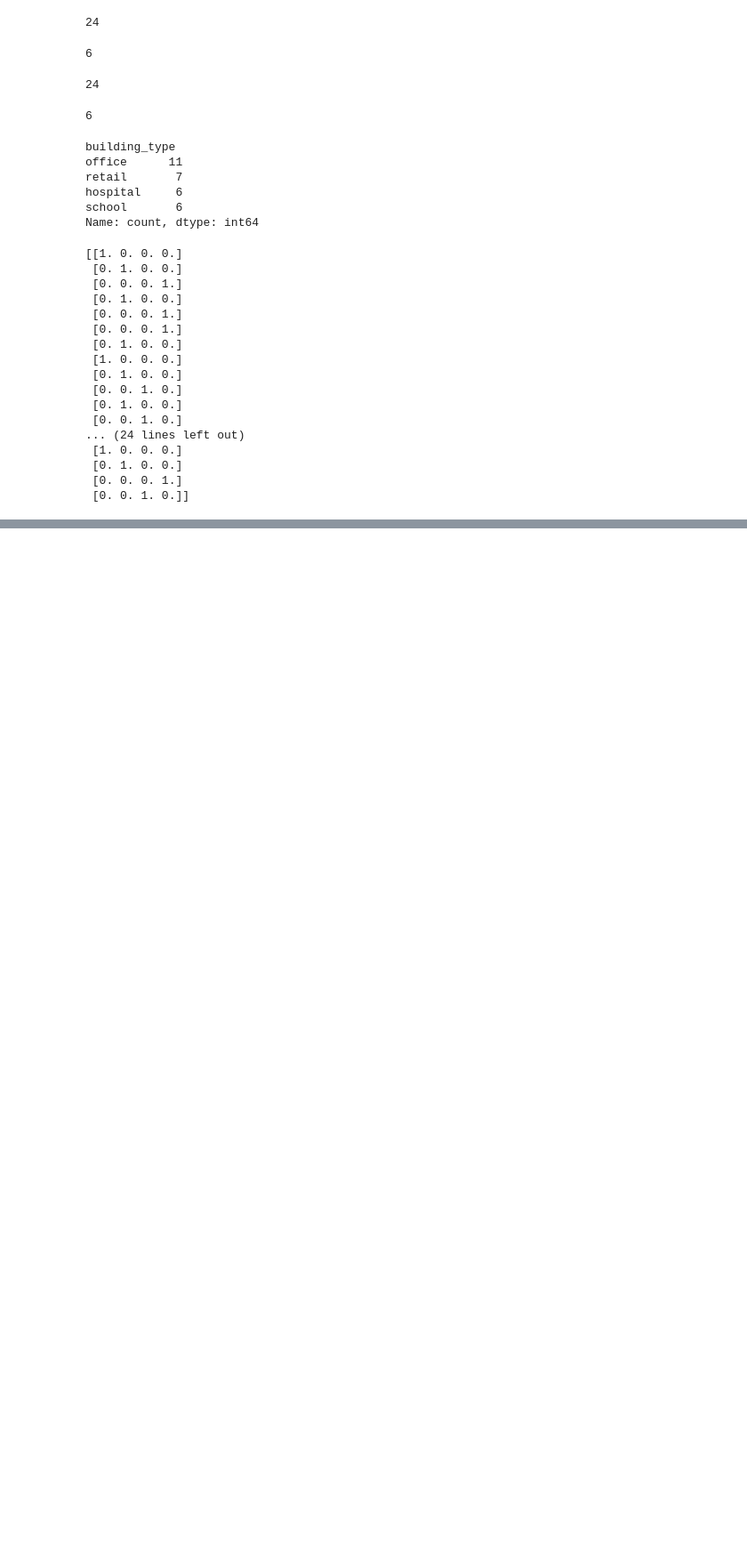
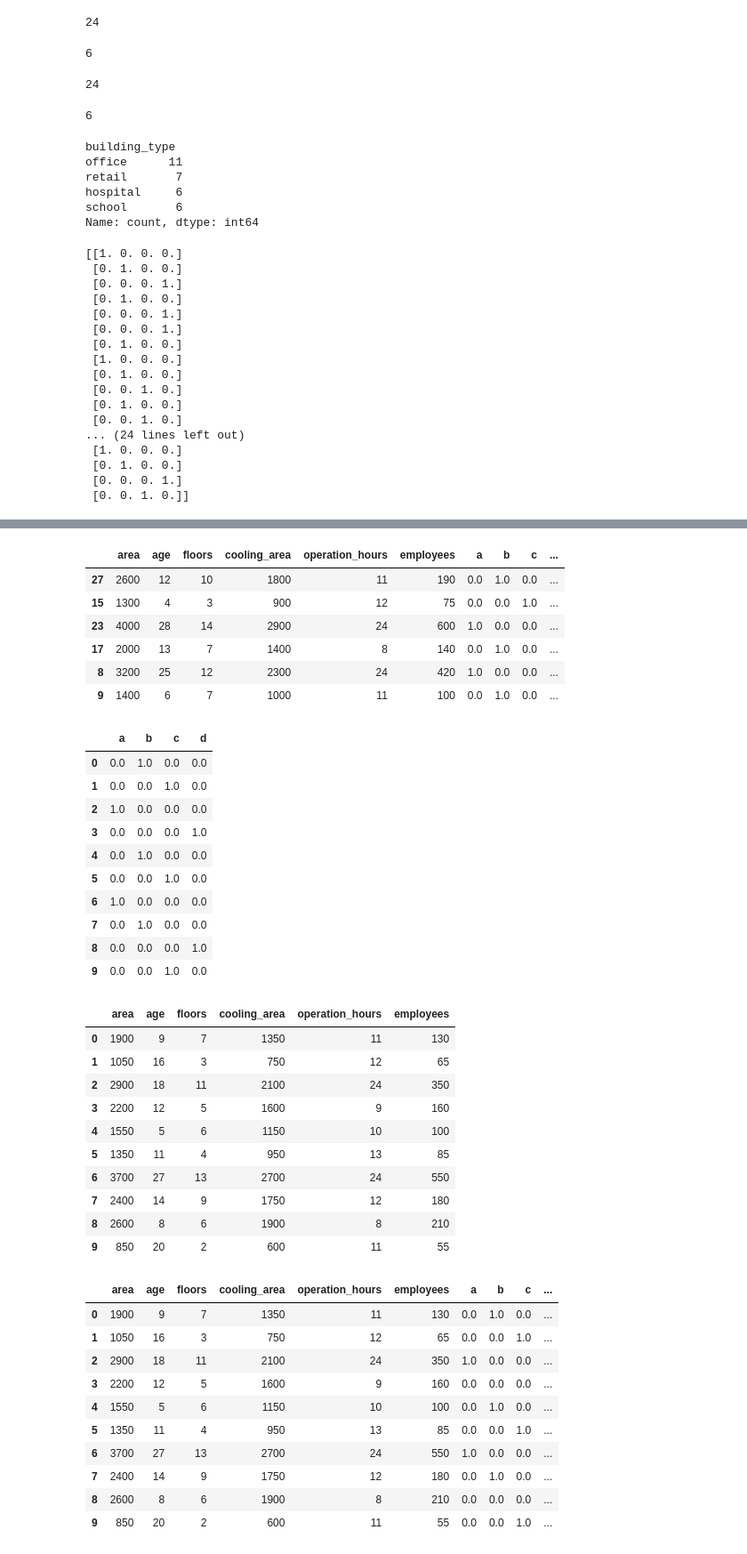
Before and after one commit to KaiLynn99/machine-learning, a Jupyter notebook: Day.73/회귀모델_연습문제1.ipynb, the cells around one changed output, grey strips where cells are left out. Shown at 89% size. Cells and saved outputs as stored; diff of their text form; code cells hidden in the pictures; blank space fills up the shorter version.

```diff
--- a/Day.73/회귀모델_연습문제1.ipynb
+++ b/Day.73/회귀모델_연습문제1.ipynb
@@ -285,16 +285,21 @@ ohe = OneHotEncoder(sparse_output=False, handle_unknown='ignore')
 # fit_transform() *3번(X_train, X_val, X_test)
 # 열 추가는 DF + numpy배열이므로 ->  numpy.stack() 나 pandas.concat() 사용 *3번
 
-# 1) [학습 데이터] 인코딩 결과 배열 + 나머지 수치형 배열을 그냥 가로로 합체!
-X_train_cat = ohe.fit_transform(X_train[['building_type']])
+# 인코딩 학습시 동일한 변수의 학습(fit)은 처음 한번만 -> 뒤에 같은 변수의 인코딩이 동일한 기준으로 인코딩된다.
+
+# 1) [학습 데이터] 인코딩 결과 배열 + 나머지 수치형 배열을 그냥 가로로 합체
+# fit : 데이터를 공부하니까 building_type이 4가지
+# transform :  0001, 0010, 0100, 1000으로 변경
+
+X_train_cat = ohe.fit_transform(X_train[['building_type']]) # 인코딩 기준 학습시 fit_transform
 print(X_train_cat)
 
-# 2) [검증 데이터] 동일하게 처리 (fit은 절대 하지 않음!)
-X_val_cat = ohe.fit_transform(X_val[['building_type']])
+# 2) [검증 데이터] 동일하게 처리 (fit은 절대 하지 않음)
+X_val_cat = ohe.transform(X_val[['building_type']]) # 이미 동일한 변수에 대해 학습되어 있다면 transform
 print(X_val_cat)
 
 # 3) [테스트 데이터] 동일하게 처리
-X_test_cat = ohe.fit_transform(X_test[['building_type']])
+X_test_cat = ohe.transform(X_test[['building_type']]) # 이미 동일한 변수에 대해 학습되어 있다면 transform
 print(X_test_cat)
 # %% [output]
 [[1. 0. 0. 0.]
@@ -320,0 +389,22 @@ pandas.DataFrame
+# %%
+# X_val
+X_val_cat_df = pd.DataFrame(X_val_cat, index=X_val.index, columns=['a', 'b', 'c', 'd'])
+display(X_val_cat_df)
+
+X_val_drop = X_val.drop('building_type', axis=1)
+display(X_val_drop)
+
+X_val_encoded = pd.concat([X_val_drop, X_val_cat_df], axis=1)
+display(X_val_encoded)
+
+
+# X_test
+X_test_cat_df = pd.DataFrame(X_test_cat, index=X_test.index, columns=['a', 'b', 'c', 'd'])
+display(X_test_cat_df)
+
+X_test_drop = X_test.drop('building_type', axis=1)
+display(X_test_drop)
+
+X_test_encoded = pd.concat([X_test_drop, X_test_cat_df], axis=1)
+display(X_test_encoded)
+# %% [output]
@@ -320,0 +425,40 @@ pandas.DataFrame
+|  | area | age | floors | cooling_area | operation_hours | employees | a | b | c | ... |
+| 27 | 2600 | 12 | 10 | 1800 | 11 | 190 | 0.0 | 1.0 | 0.0 | ... |
+| 15 | 1300 | 4 | 3 | 900 | 12 | 75 | 0.0 | 0.0 | 1.0 | ... |
+| 23 | 4000 | 28 | 14 | 2900 | 24 | 600 | 1.0 | 0.0 | 0.0 | ... |
+| 17 | 2000 | 13 | 7 | 1400 | 8 | 140 | 0.0 | 1.0 | 0.0 | ... |
+| 8 | 3200 | 25 | 12 | 2300 | 24 | 420 | 1.0 | 0.0 | 0.0 | ... |
+| 9 | 1400 | 6 | 7 | 1000 | 11 | 100 | 0.0 | 1.0 | 0.0 | ... |
+|  | a | b | c | d |
+| 0 | 0.0 | 1.0 | 0.0 | 0.0 |
+| 1 | 0.0 | 0.0 | 1.0 | 0.0 |
+| 2 | 1.0 | 0.0 | 0.0 | 0.0 |
+| 3 | 0.0 | 0.0 | 0.0 | 1.0 |
+| 4 | 0.0 | 1.0 | 0.0 | 0.0 |
+| 5 | 0.0 | 0.0 | 1.0 | 0.0 |
+| 6 | 1.0 | 0.0 | 0.0 | 0.0 |
+| 7 | 0.0 | 1.0 | 0.0 | 0.0 |
+| 8 | 0.0 | 0.0 | 0.0 | 1.0 |
+| 9 | 0.0 | 0.0 | 1.0 | 0.0 |
+|  | area | age | floors | cooling_area | operation_hours | employees |
+| 0 | 1900 | 9 | 7 | 1350 | 11 | 130 |
+| 1 | 1050 | 16 | 3 | 750 | 12 | 65 |
+| 2 | 2900 | 18 | 11 | 2100 | 24 | 350 |
+| 3 | 2200 | 12 | 5 | 1600 | 9 | 160 |
+| 4 | 1550 | 5 | 6 | 1150 | 10 | 100 |
+| 5 | 1350 | 11 | 4 | 950 | 13 | 85 |
+| 6 | 3700 | 27 | 13 | 2700 | 24 | 550 |
+| 7 | 2400 | 14 | 9 | 1750 | 12 | 180 |
+| 8 | 2600 | 8 | 6 | 1900 | 8 | 210 |
+| 9 | 850 | 20 | 2 | 600 | 11 | 55 |
+|  | area | age | floors | cooling_area | operation_hours | employees | a | b | c | ... |
+| 0 | 1900 | 9 | 7 | 1350 | 11 | 130 | 0.0 | 1.0 | 0.0 | ... |
+| 1 | 1050 | 16 | 3 | 750 | 12 | 65 | 0.0 | 0.0 | 1.0 | ... |
+| 2 | 2900 | 18 | 11 | 2100 | 24 | 350 | 1.0 | 0.0 | 0.0 | ... |
+| 3 | 2200 | 12 | 5 | 1600 | 9 | 160 | 0.0 | 0.0 | 0.0 | ... |
+| 4 | 1550 | 5 | 6 | 1150 | 10 | 100 | 0.0 | 1.0 | 0.0 | ... |
+| 5 | 1350 | 11 | 4 | 950 | 13 | 85 | 0.0 | 0.0 | 1.0 | ... |
+| 6 | 3700 | 27 | 13 | 2700 | 24 | 550 | 1.0 | 0.0 | 0.0 | ... |
+| 7 | 2400 | 14 | 9 | 1750 | 12 | 180 | 0.0 | 1.0 | 0.0 | ... |
+| 8 | 2600 | 8 | 6 | 1900 | 8 | 210 | 0.0 | 0.0 | 0.0 | ... |
+| 9 | 850 | 20 | 2 | 600 | 11 | 55 | 0.0 | 0.0 | 1.0 | ... |
```
Also changed, not shown: parts of 7 cells of this notebook.
